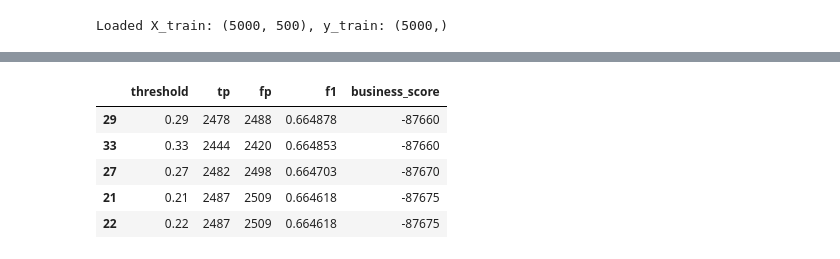
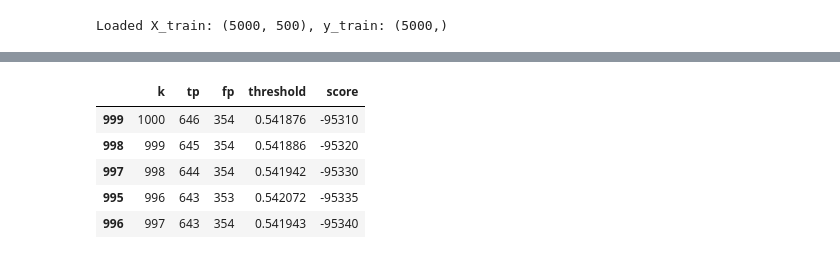
Before and after one commit to Pawlo77/cost-effective, a Jupyter notebook: notebooks/baseline.ipynb, the cells around one changed output, grey strips where cells are left out. Drawn from its saved outputs; the diff is of its cells as text; code cells hidden in the pictures.

```diff
--- a/notebooks/baseline.ipynb
+++ b/notebooks/baseline.ipynb
@@ -47,17 +48,9 @@ OUTPUTS_PATH: Path = PROJECT_ROOT / "outputs"
 # %%
-X_train = pd.read_csv(
-    DATA_PATH / "x_train.txt",
-    sep=r"\s+",
-    header=None,
-    skiprows=1,
-    low_memory=False,
-).apply(pd.to_numeric, errors="coerce")
+X_raw, y_train = load_training_data(DATA_PATH)
 X_train = pd.DataFrame(
-    RobustScaler().fit_transform(X_train.fillna(0.0)),
-    columns=[f"var_{i}" for i in range(X_train.shape[1])],
+    RobustScaler().fit_transform(X_raw),
+    columns=X_raw.columns,
 )
-
-y_train = pd.read_csv(DATA_PATH / "y_train.txt", header=None, skiprows=1).iloc[:, 0].astype(int)
 print(f"Loaded X_train: {X_train.shape}, y_train: {y_train.shape}")
 # %% [output]
 Loaded X_train: (5000, 500), y_train: (5000,)
@@ -252,36 +245,22 @@ probs = cross_val_predict(
     best_clf, X_train.values, y_train.values, cv=cv, method="predict_proba", n_jobs=-1
 )[:, 1]
 
-thresholds = np.linspace(0.0, 1.0, 101)
-results_by_threshold = []
+n_features = X_train.shape[1]
+profit_curve = build_profit_curve(
+    y_train,
+    probs,
+    feature_count=n_features,
+    max_targets=DEFAULT_MAX_TARGETS,
+)
+results_df = profit_curve.curve
+best_row = results_df.loc[results_df["score"].idxmax()]
 
-n_features = X_train.shape[1]
-for threshold in thresholds:
-    pred = (probs > threshold).astype(int)
-    tp = ((pred == 1) & (y_train.values == 1)).sum()
-    fp = ((pred == 1) & (y_train.values == 0)).sum()
-    f1 = f1_score(y_train.values, pred, zero_division=0)
-    business_score = (tp * 10) - (fp * 5) - (n_features * 200)
-    results_by_threshold.append({
-        "threshold": threshold,
-        "tp": tp,
-        "fp": fp,
-        "f1": f1,
-        "business_score": business_score,
-    })
-
-results_df = pd.DataFrame(results_by_threshold)
-best_idx = results_df["business_score"].idxmax()
-best_row = results_df.iloc[best_idx]
-
-print(f"Optimal threshold: {best_row['threshold']:.3f}")
-print(f"  TP: {best_row['tp']}")
-print(f"  FP: {best_row['fp']}")
-print(f"  F1 @ optimal: {best_row['f1']:.4f}")
-print(f"  Business score: {best_row['business_score']:.0f}")
+print(f"Optimal k (top-k business): {int(best_row['k'])}")
+print(f"  Threshold at k: {best_row['threshold']:.3f}")
+print(f"  TP: {int(best_row['tp'])}")
+print(f"  FP: {int(best_row['fp'])}")
+print(f"  Business score: {best_row['score']:.0f}")
 print()
-
-# Show top 5 thresholds
-print("Top 5 thresholds by business score:")
-results_df.nlargest(5, "business_score")[["threshold", "tp", "fp", "f1", "business_score"]]
+print("Top 5 k by business score:")
+results_df.nlargest(5, "score")[["k", "tp", "fp", "threshold", "score"]]
 # %% [output]
@@ -295,7 +274,7 @@ Top 5 thresholds by business score:
-|  | threshold | tp | fp | f1 | business_score |
-| 29 | 0.29 | 2478 | 2488 | 0.664878 | -87660 |
-| 33 | 0.33 | 2444 | 2420 | 0.664853 | -87660 |
-| 27 | 0.27 | 2482 | 2498 | 0.664703 | -87670 |
-| 21 | 0.21 | 2487 | 2509 | 0.664618 | -87675 |
-| 22 | 0.22 | 2487 | 2509 | 0.664618 | -87675 |
+|  | k | tp | fp | threshold | score |
+| 999 | 1000 | 646 | 354 | 0.541876 | -95310 |
+| 998 | 999 | 645 | 354 | 0.541886 | -95320 |
+| 997 | 998 | 644 | 354 | 0.541942 | -95330 |
+| 995 | 996 | 643 | 353 | 0.542072 | -95335 |
+| 996 | 997 | 643 | 354 | 0.541943 | -95340 |
 # %%
```
Also changed, not shown: parts of 7 cells of this notebook, 26 other files.
